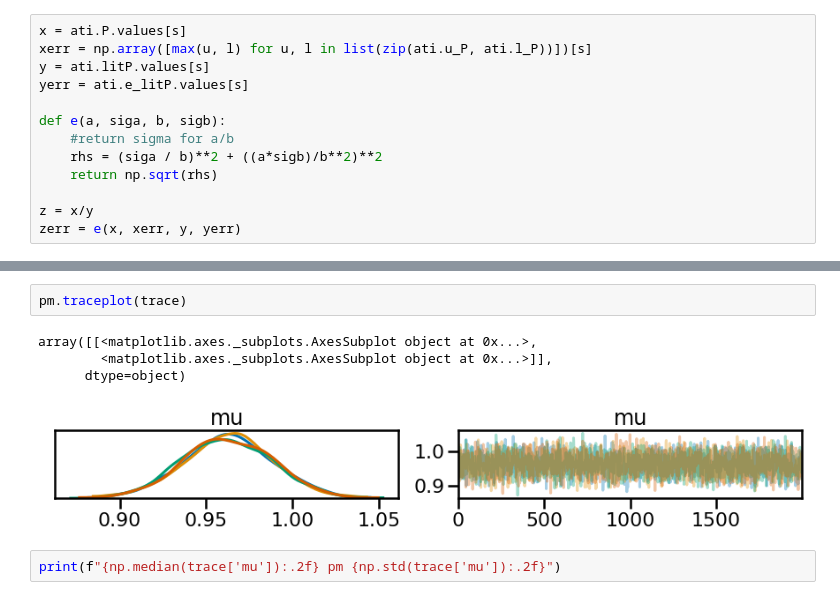
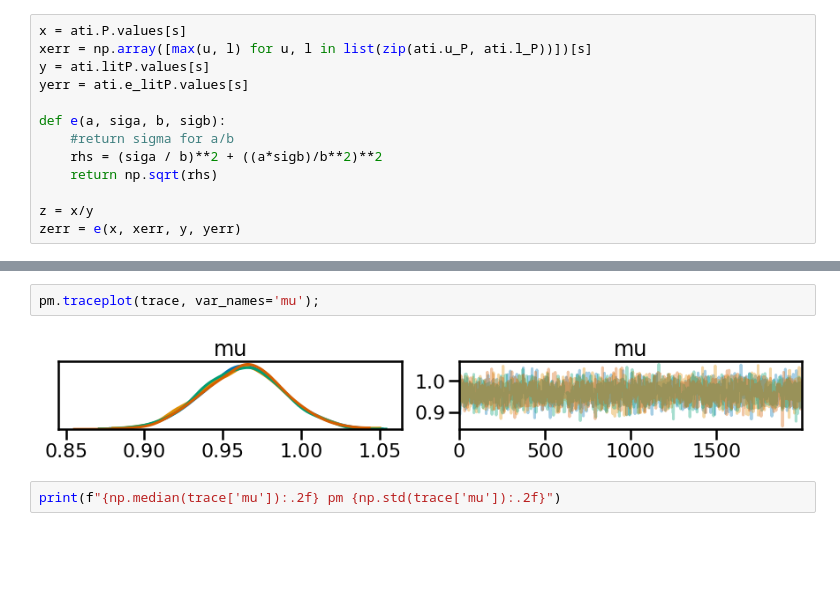
Before and after one commit to ojhall94/malatium, a Jupyter notebook: paper/surface_comparison.ipynb, the cells around one changed output, grey strips where cells are left out. Cells and saved outputs as stored; diff of their text form; blank space fills up the shorter version.

```diff
--- a/paper/surface_comparison.ipynb
+++ b/paper/surface_comparison.ipynb
@@ -185,10 +185,7 @@ The acceptance probability does not match the target. It is 0.8938289156302188,
 # %%
-pm.traceplot(trace)
+pm.traceplot(trace, var_names='mu');
 # %% [output]
-array([[<matplotlib.axes._subplots.AxesSubplot object at 0x...>,
-        <matplotlib.axes._subplots.AxesSubplot object at 0x...>]],
-      dtype=object)
-[figure, old version]
+[figure, new version]
 # %%
 print(f"{np.median(trace['mu']):.2f} pm {np.std(trace['mu']):.2f}")
 # %% [output]
```
Also changed, not shown: parts of 6 cells of this notebook, 3 other files.
